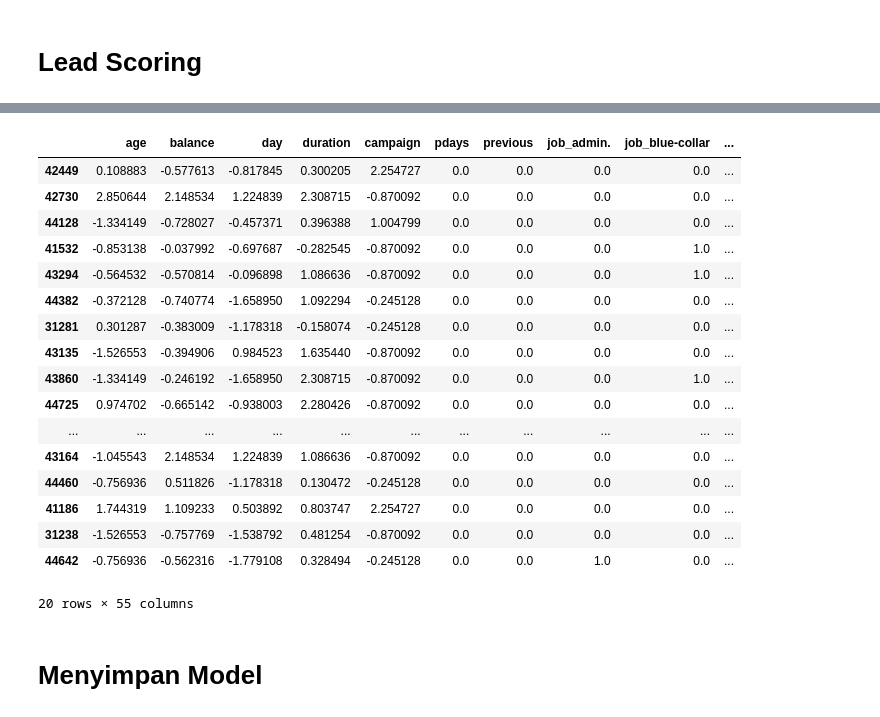
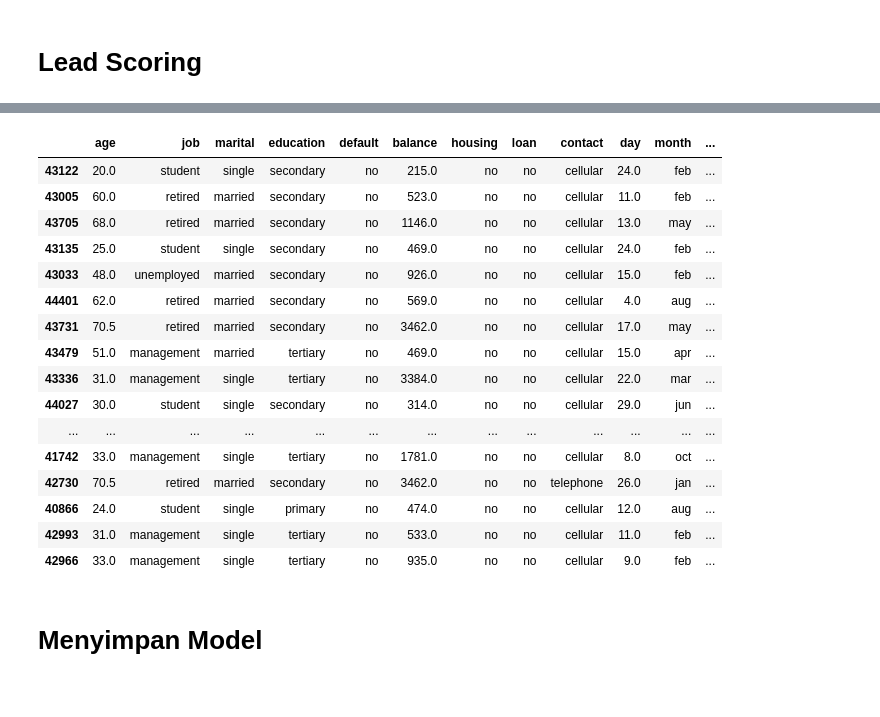
Before and after one commit to yudnata/predictive-lead-scoring-portal, a Jupyter notebook: machine-learning/notebook/Modelling.ipynb, the cells around one changed output, grey strips where cells are left out. Saved outputs shown, nothing was run; the diff lists cells and outputs as text; code cells hidden in the pictures.

```diff
--- a/machine-learning/notebook/Modelling.ipynb
+++ b/machine-learning/notebook/Modelling.ipynb
@@ -112,3 +121,7 @@ plt.show()
+# %%
+X_train_raw, X_test_raw, y_train, y_test = train_test_split(
+    X_raw, y, test_size=0.2, stratify=y, random_state=42
+)
 # %% [markdown]
 ## One-Hot Encoding for Categorical Features
 
@@ -376,12 +403,12 @@ weighted avg       0.91      0.87      0.88      9043
 # %%
-acc_log = accuracy_score(y_test, log_pred)
-acc_rf = accuracy_score(y_test, rf_pred)
-acc_dl = accuracy_score(y_test, y_pred_dl)
+print("  MODEL COMPARISON ACCURACY")
+print(f"Logistic Regression : Train={log_train_acc:.4f} | Test={log_test_acc:.4f}")
+print(f"Random Forest       : Train={rf_train_acc:.4f} | Test={rf_test_acc:.4f}")
+print(f"Deep Learning (MLP) : Train={dl_train_acc:.4f} | Test={dl_test_acc:.4f}")
 
-print("\nMODEL COMPARISON")
-print("Logistic Regression Accuracy :", acc_log)
-print("Random Forest Accuracy       :", acc_rf)
-print("Deep Learning (MLP) Accuracy :", acc_dl)
+acc_log = log_test_acc
+acc_rf = rf_test_acc
+acc_dl = dl_test_acc
 
 best_model_name = max(
     [("logistic", acc_log), ("random_forest", acc_rf), ("deep_learning", acc_dl)],
@@ -492,24 +441,35 @@ Mean Accuracy: 0.8596358299255371
 # %% [markdown]
 # Lead Scoring
 # %%
-probs = model.predict(X_test).flatten()
+if best_model_name == "deep_learning":
+    best_clf = mlp
+    probs = best_clf.predict(X_test_proc).flatten()
+
+elif best_model_name == "logistic":
+    best_clf = log_model
+    probs = best_clf.predict_proba(X_test_proc)[:, 1]
+
+elif best_model_name == "random_forest":
+    best_clf = rf_model
+    probs = best_clf.predict_proba(X_test_proc)[:, 1]
+
 lead_score = (probs * 100).astype(int)
 
 def categorize(score):
-    if score >= 70: return "HIGH PRIORITY"
-    if score >= 40: return "MEDIUM PRIORITY"
+    if score >= 70:  return "HIGH PRIORITY"
+    if score >= 40:  return "MEDIUM PRIORITY"
     return "LOW PRIORITY"
 
-priority = [categorize(x) for x in lead_score]
+priority = [categorize(s) for s in lead_score]
 
-final_sales_view = X_test.copy()
-final_sales_view["Actual_Label"] = y_test
+final_sales_view = X_test_raw.copy()
+final_sales_view["Actual_Label"] = y_test.values
 final_sales_view["Probability"] = probs
 final_sales_view["Lead Score"] = lead_score
 final_sales_view["Lead Priority"] = priority
 
 final_sales_view = final_sales_view.sort_values("Lead Score", ascending=False)
 
-print("\nTop 20 Hot Leads")
+print("\nTop 20 Hot Leads:")
 display(final_sales_view.head(20))
 # %% [output]
@@ -519,21 +477,20 @@ Top 20 Hot Leads
-|  | age | balance | day | duration | campaign | pdays | previous | job_admin. | job_blue-collar | ... |
-| 42449 | 0.108883 | -0.577613 | -0.817845 | 0.300205 | 2.254727 | 0.0 | 0.0 | 0.0 | 0.0 | ... |
-| 42730 | 2.850644 | 2.148534 | 1.224839 | 2.308715 | -0.870092 | 0.0 | 0.0 | 0.0 | 0.0 | ... |
-| 44128 | -1.334149 | -0.728027 | -0.457371 | 0.396388 | 1.004799 | 0.0 | 0.0 | 0.0 | 0.0 | ... |
-| 41532 | -0.853138 | -0.037992 | -0.697687 | -0.282545 | -0.870092 | 0.0 | 0.0 | 0.0 | 1.0 | ... |
-| 43294 | -0.564532 | -0.570814 | -0.096898 | 1.086636 | -0.870092 | 0.0 | 0.0 | 0.0 | 1.0 | ... |
-| 44382 | -0.372128 | -0.740774 | -1.658950 | 1.092294 | -0.245128 | 0.0 | 0.0 | 0.0 | 0.0 | ... |
-| 31281 | 0.301287 | -0.383009 | -1.178318 | -0.158074 | -0.245128 | 0.0 | 0.0 | 0.0 | 0.0 | ... |
-| 43135 | -1.526553 | -0.394906 | 0.984523 | 1.635440 | -0.870092 | 0.0 | 0.0 | 0.0 | 0.0 | ... |
-| 43860 | -1.334149 | -0.246192 | -1.658950 | 2.308715 | -0.870092 | 0.0 | 0.0 | 0.0 | 1.0 | ... |
-| 44725 | 0.974702 | -0.665142 | -0.938003 | 2.280426 | -0.870092 | 0.0 | 0.0 | 0.0 | 0.0 | ... |
-| ... | ... | ... | ... | ... | ... | ... | ... | ... | ... | ... |
-| 43164 | -1.045543 | 2.148534 | 1.224839 | 1.086636 | -0.870092 | 0.0 | 0.0 | 0.0 | 0.0 | ... |
-| 44460 | -0.756936 | 0.511826 | -1.178318 | 0.130472 | -0.245128 | 0.0 | 0.0 | 0.0 | 0.0 | ... |
-| 41186 | 1.744319 | 1.109233 | 0.503892 | 0.803747 | 2.254727 | 0.0 | 0.0 | 0.0 | 0.0 | ... |
-| 31238 | -1.526553 | -0.757769 | -1.538792 | 0.481254 | -0.870092 | 0.0 | 0.0 | 0.0 | 0.0 | ... |
-| 44642 | -0.756936 | -0.562316 | -1.779108 | 0.328494 | -0.245128 | 0.0 | 0.0 | 1.0 | 0.0 | ... |
+|  | age | job | marital | education | default | balance | housing | loan | contact | day | month | ... |
+| 43122 | 20.0 | student | single | secondary | no | 215.0 | no | no | cellular | 24.0 | feb | ... |
+| 43005 | 60.0 | retired | married | secondary | no | 523.0 | no | no | cellular | 11.0 | feb | ... |
+| 43705 | 68.0 | retired | married | secondary | no | 1146.0 | no | no | cellular | 13.0 | may | ... |
+| 43135 | 25.0 | student | single | secondary | no | 469.0 | no | no | cellular | 24.0 | feb | ... |
+| 43033 | 48.0 | unemployed | married | secondary | no | 926.0 | no | no | cellular | 15.0 | feb | ... |
+| 44401 | 62.0 | retired | married | secondary | no | 569.0 | no | no | cellular | 4.0 | aug | ... |
+| 43731 | 70.5 | retired | married | secondary | no | 3462.0 | no | no | cellular | 17.0 | may | ... |
+| 43479 | 51.0 | management | married | tertiary | no | 469.0 | no | no | cellular | 15.0 | apr | ... |
+| 43336 | 31.0 | management | single | tertiary | no | 3384.0 | no | no | cellular | 22.0 | mar | ... |
+| 44027 | 30.0 | student | single | secondary | no | 314.0 | no | no | cellular | 29.0 | jun | ... |
+| ... | ... | ... | ... | ... | ... | ... | ... | ... | ... | ... | ... | ... |
+| 41742 | 33.0 | management | single | tertiary | no | 1781.0 | no | no | cellular | 8.0 | oct | ... |
+| 42730 | 70.5 | retired | married | secondary | no | 3462.0 | no | no | telephone | 26.0 | jan | ... |
+| 40866 | 24.0 | student | single | primary | no | 474.0 | no | no | cellular | 12.0 | aug | ... |
+| 42993 | 31.0 | management | single | tertiary | no | 533.0 | no | no | cellular | 11.0 | feb | ... |
+| 42966 | 33.0 | management | single | tertiary | no | 935.0 | no | no | cellular | 9.0 | feb | ... |
-20 rows × 55 columns
 # %% [markdown]
 # Menyimpan Model
 # %%
```
Also changed, not shown: parts of 30 cells of this notebook, 41 other files.
